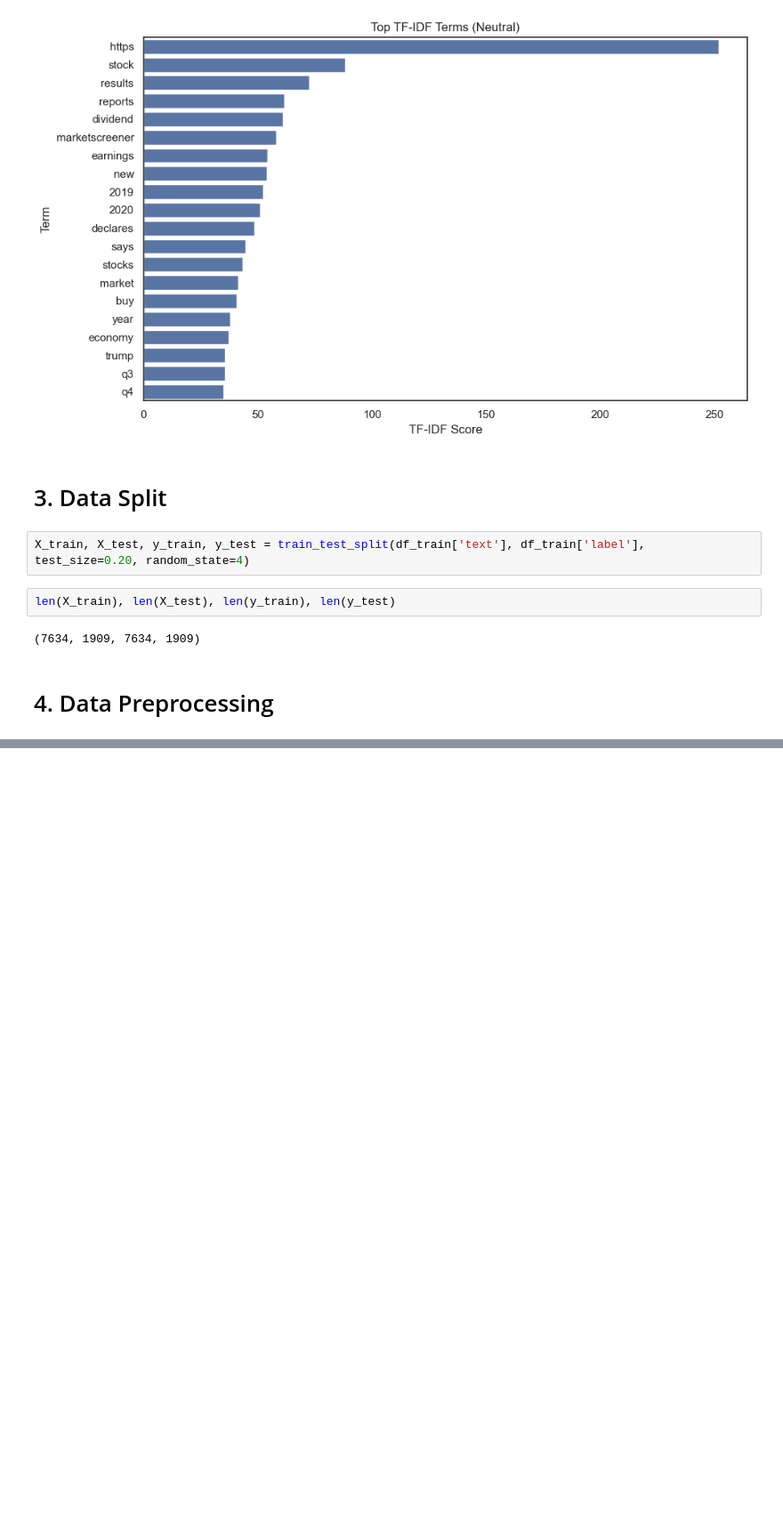
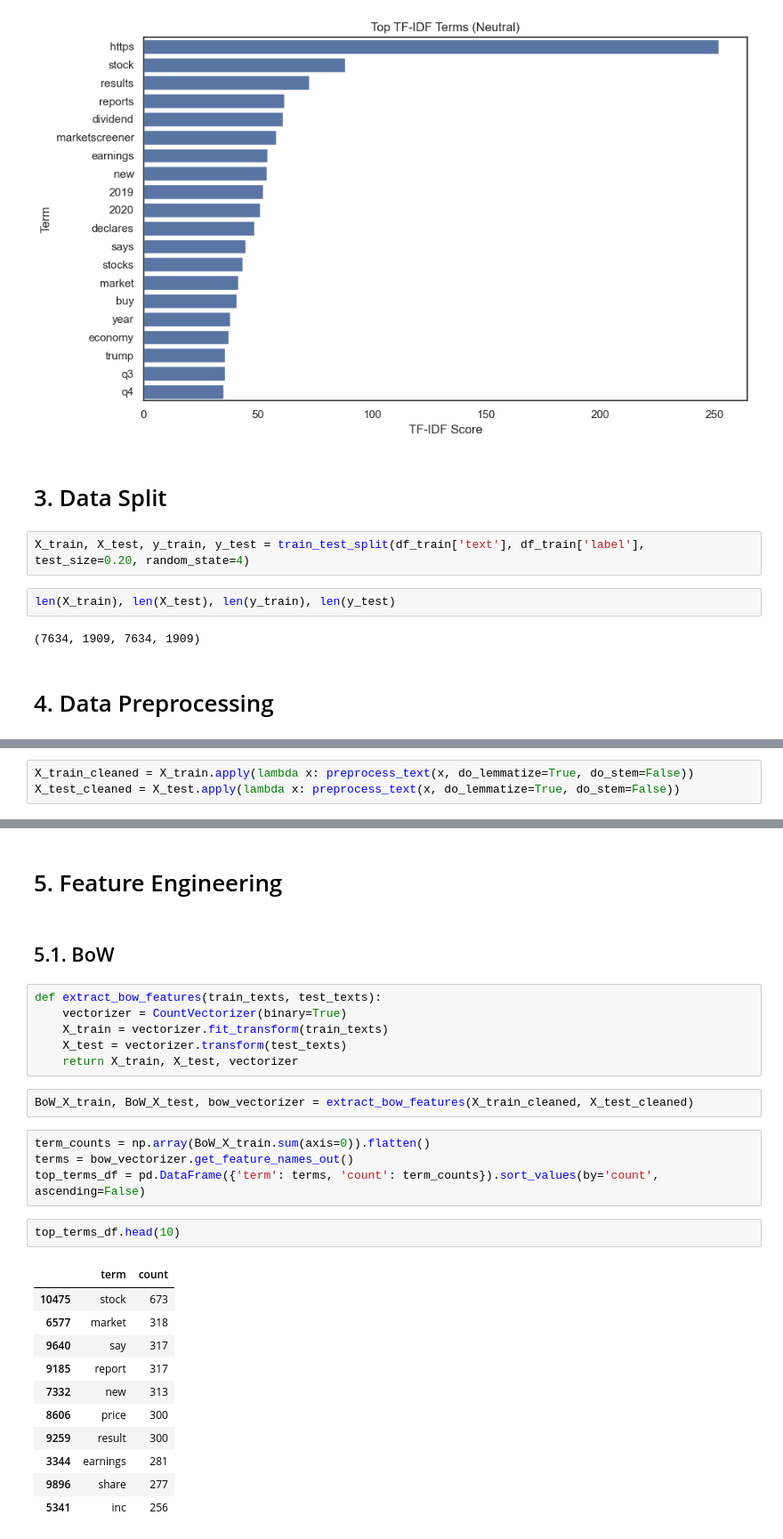
Before and after one commit to RubenCMarques/Text-Mining-Project, a Jupyter notebook: Notebooks/chloe_workspace.ipynb, the cells around one changed output, grey strips where cells are left out. Shown at 89% size. Drawn from its saved outputs; the diff is of its cells as text; blank space fills up the shorter version.

Commit message:
Preprocessing + BoW

```diff
--- a/Notebooks/chloe_workspace.ipynb
+++ b/Notebooks/chloe_workspace.ipynb
@@ -474,0 +462,3 @@ NameError: name 'stop' is not defined
+# %%
+X_train_cleaned = X_train.apply(lambda x: preprocess_text(x, do_lemmatize=True, do_stem=False))
+X_test_cleaned = X_test.apply(lambda x: preprocess_text(x, do_lemmatize=True, do_stem=False))
@@ -474,0 +474,38 @@ NameError: name 'stop' is not defined
+# %% [markdown]
+<a class="anchor" id="chapter5"></a>
+
+# 5. Feature Engineering
+
+</a>
+# %% [markdown]
+<a class="anchor" id="sub-section-5_1"></a>
+
+## 5.1. BoW
+
+</a>
+# %%
+def extract_bow_features(train_texts, test_texts):
+    vectorizer = CountVectorizer(binary=True)
+    X_train = vectorizer.fit_transform(train_texts)
+    X_test = vectorizer.transform(test_texts)
+    return X_train, X_test, vectorizer
+# %%
+BoW_X_train, BoW_X_test, bow_vectorizer = extract_bow_features(X_train_cleaned, X_test_cleaned)
+# %%
+term_counts = np.array(BoW_X_train.sum(axis=0)).flatten()
+terms = bow_vectorizer.get_feature_names_out()
+top_terms_df = pd.DataFrame({'term': terms, 'count': term_counts}).sort_values(by='count', ascending=False)
+# %%
+top_terms_df.head(10)
+# %% [output]
+|  | term | count |
+| 10475 | stock | 673 |
+| 6577 | market | 318 |
+| 9640 | say | 317 |
+| 9185 | report | 317 |
+| 7332 | new | 313 |
+| 8606 | price | 300 |
+| 9259 | result | 300 |
+| 3344 | earnings | 281 |
+| 9896 | share | 277 |
+| 5341 | inc | 256 |
```
Also changed, not shown: parts of 9 cells of this notebook.
